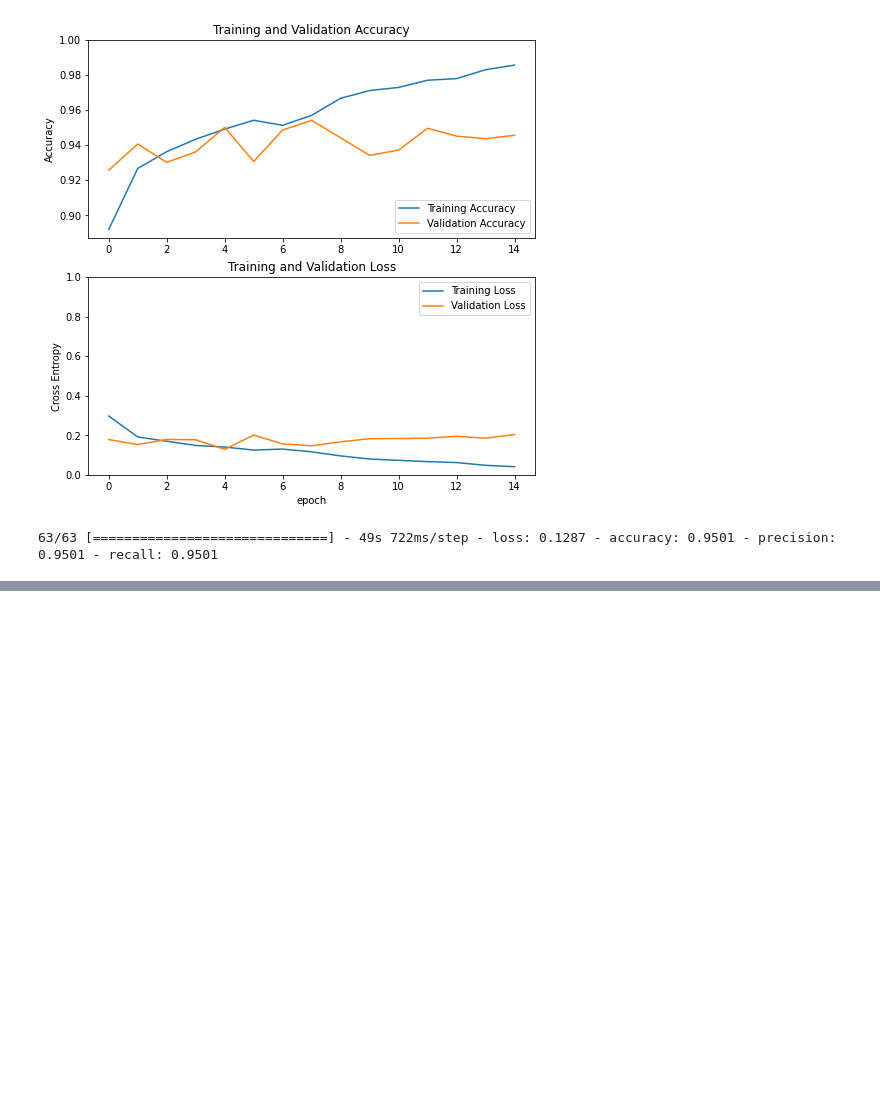
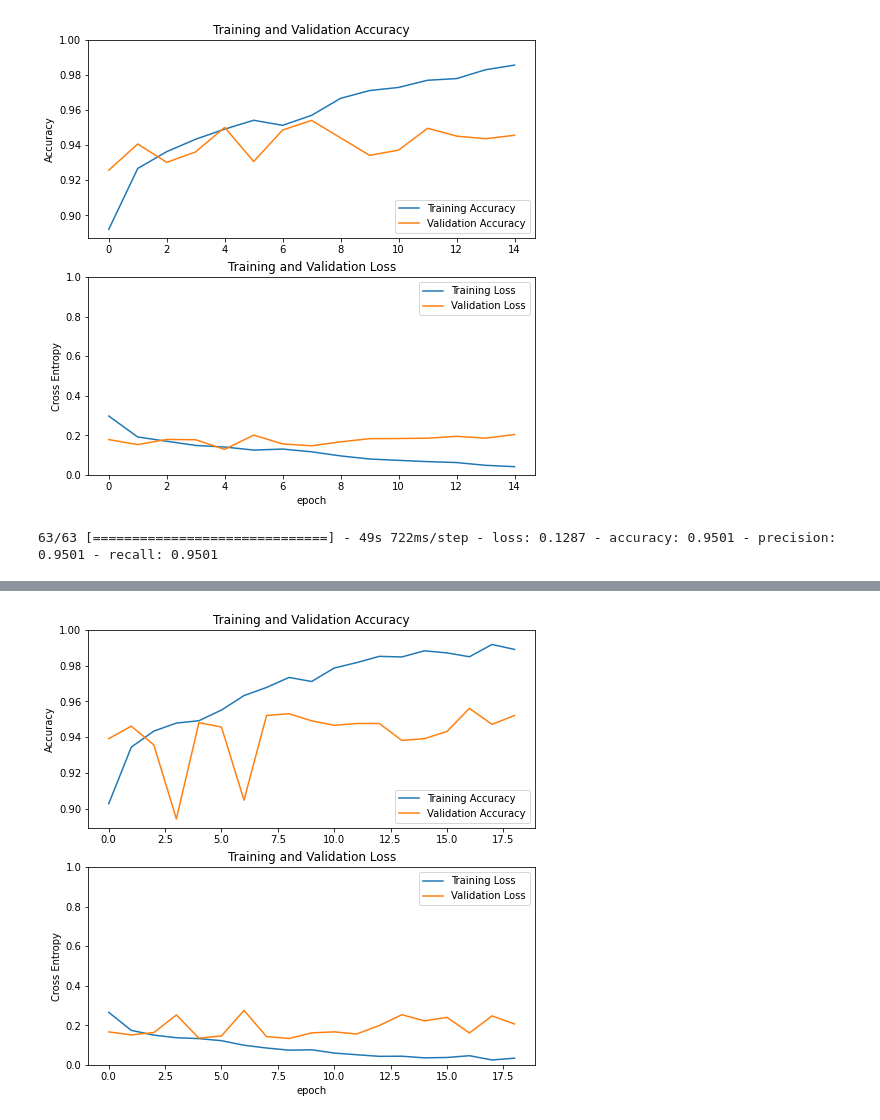
Before and after one commit to An-Dongsun/Melanoma-Detection, a Jupyter notebook: DL_model_제작.ipynb, the cells around one changed output, grey strips where cells are left out. Saved outputs shown, nothing was run; the diff lists cells and outputs as text; code cells hidden in the pictures; blank space fills up the shorter version.

```diff
--- a/DL_model_제작.ipynb
+++ b/DL_model_제작.ipynb
@@ -1246,0 +1247,16 @@ EfficientNet_V2B1_model4.save('EfficientNet_V2B1_model4.h5')
+# %%
+# 모델에 출력층을 생성해준다.
+x = EfficientNet_V2B1.output
+x = GlobalAveragePooling2D()(x)
+x = BatchNormalization()(x)
+# 다중 분류 모델을 만들어준다.
+x = Dense(512, kernel_initializer='uniform')(x)
+x = BatchNormalization()(x)
+x = Activation('relu')(x)
+x = Dropout(0.3)(x)
+x = Dense(256, kernel_initializer='uniform')(x)
+x = BatchNormalization()(x)
+x = Activation('relu')(x)
+x = Dropout(0.3)(x)
+predictions = Dense(5, activation='softmax')(x) # 출력층을 설계한다.
+EfficientNet_V2B1_model5 = Model(EfficientNet_V2B1.input, predictions)
@@ -1246,0 +1283,3 @@ EfficientNet_V2B1_model4.save('EfficientNet_V2B1_model4.h5')
+# %%
+# 모델 컴파일
+EfficientNet_V2B1_model5.compile(optimizer = 'adam', loss = 'categorical_crossentropy', metrics = ['accuracy', 'Precision','Recall'])
@@ -1246,0 +1339,27 @@ EfficientNet_V2B1_model4.save('EfficientNet_V2B1_model4.h5')
+# %%
+acc = results10.history['accuracy']
+val_acc = results10.history['val_accuracy']
+
+loss = results10.history['loss']
+val_loss = results10.history['val_loss']
+
+plt.figure(figsize=(8, 8))
+plt.subplot(2, 1, 1)
+plt.plot(acc, label='Training Accuracy')
+plt.plot(val_acc, label='Validation Accuracy')
+plt.legend(loc='lower right')
+plt.ylabel('Accuracy')
+plt.ylim([min(plt.ylim()),1])
+plt.title('Training and Validation Accuracy')
+
+plt.subplot(2, 1, 2)
+plt.plot(loss, label='Training Loss')
+plt.plot(val_loss, label='Validation Loss')
+plt.legend(loc='upper right')
+plt.ylabel('Cross Entropy')
+plt.ylim([0,1.0])
+plt.title('Training and Validation Loss')
+plt.xlabel('epoch')
+plt.show()
+# %% [output]
+[figure, added]
```
Also changed, not shown: parts of 9 cells of this notebook.
